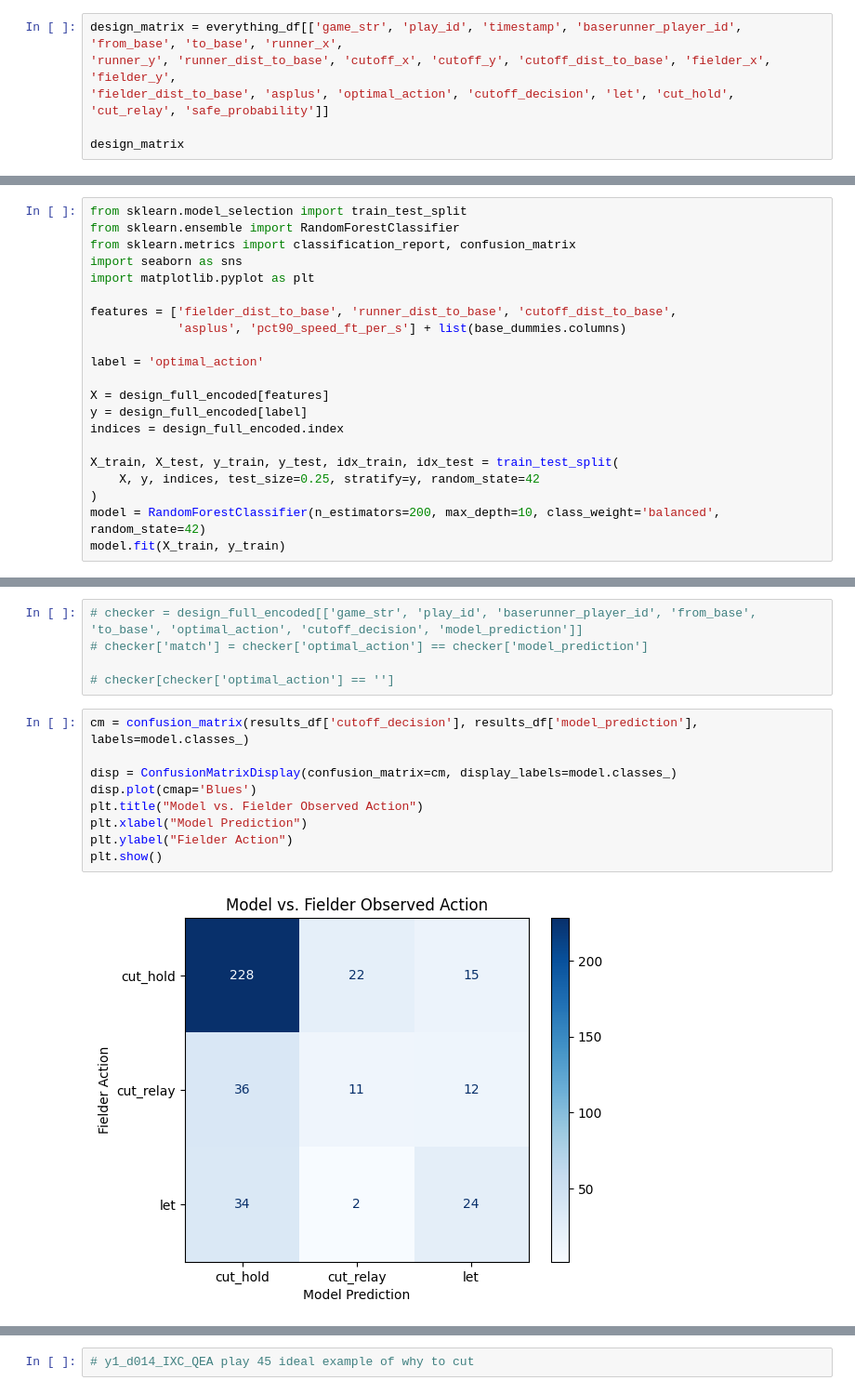
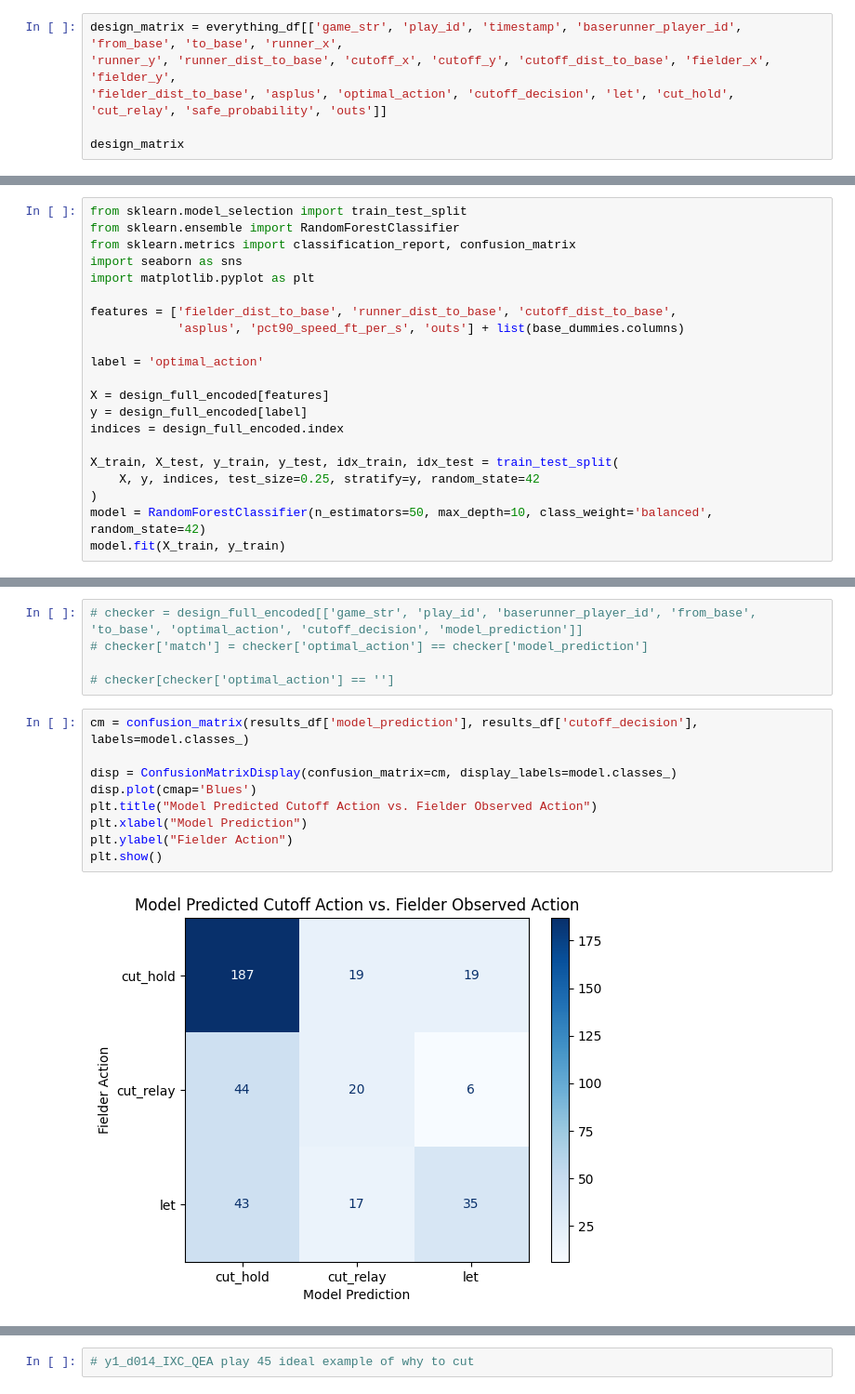
Before and after one commit to alexfrederick1/The-Man-in-the-Middle, a Jupyter notebook: cutoff-model.ipynb, the cells around one changed output, grey strips where cells are left out. Shown at 93% size. Saved outputs shown, nothing was run; the diff lists cells and outputs as text.

```diff
--- a/cutoff-model.ipynb
+++ b/cutoff-model.ipynb
@@ -210,7 +212,7 @@ everything_df
 # %%
 design_matrix = everything_df[['game_str', 'play_id', 'timestamp', 'baserunner_player_id', 'from_base', 'to_base', 'runner_x',
 'runner_y', 'runner_dist_to_base', 'cutoff_x', 'cutoff_y', 'cutoff_dist_to_base', 'fielder_x', 'fielder_y',
-'fielder_dist_to_base', 'asplus', 'optimal_action', 'cutoff_decision', 'let', 'cut_hold', 'cut_relay', 'safe_probability']]
+'fielder_dist_to_base', 'asplus', 'optimal_action', 'cutoff_decision', 'let', 'cut_hold', 'cut_relay', 'safe_probability', 'outs']]
 
 design_matrix
 # %% [output]
@@ -320,7 +316,7 @@ import seaborn as sns
 import matplotlib.pyplot as plt
 
 features = ['fielder_dist_to_base', 'runner_dist_to_base', 'cutoff_dist_to_base',
-            'asplus', 'pct90_speed_ft_per_s'] + list(base_dummies.columns)
+            'asplus', 'pct90_speed_ft_per_s', 'outs'] + list(base_dummies.columns)
 
 label = 'optimal_action'
 
@@ -331,6 +327,6 @@ indices = design_full_encoded.index
 X_train, X_test, y_train, y_test, idx_train, idx_test = train_test_split(
     X, y, indices, test_size=0.25, stratify=y, random_state=42
 )
-model = RandomForestClassifier(n_estimators=200, max_depth=10, class_weight='balanced', random_state=42)
+model = RandomForestClassifier(n_estimators=50, max_depth=10, class_weight='balanced', random_state=42)
 model.fit(X_train, y_train)
 # %% [output]
@@ -404,16 +399,16 @@ results_df
 
 # checker[checker['optimal_action'] == '']
 # %%
-cm = confusion_matrix(results_df['cutoff_decision'], results_df['model_prediction'], labels=model.classes_)
+cm = confusion_matrix(results_df['model_prediction'], results_df['cutoff_decision'], labels=model.classes_)
 
 disp = ConfusionMatrixDisplay(confusion_matrix=cm, display_labels=model.classes_)
 disp.plot(cmap='Blues')
-plt.title("Model vs. Fielder Observed Action")
+plt.title("Model Predicted Cutoff Action vs. Fielder Observed Action")
 plt.xlabel("Model Prediction")
 plt.ylabel("Fielder Action")
 plt.show()
 # %% [output]
-[figure, old version]
+[figure, new version]
 # %%
 results_df[(results_df['model_prediction'] == 'cut_hold') & (results_df['cutoff_decision'] == 'let')].sort_values('safe_probability')
 # %% [output]
```
Also changed, not shown: parts of 24 cells of this notebook, 1 other file.
